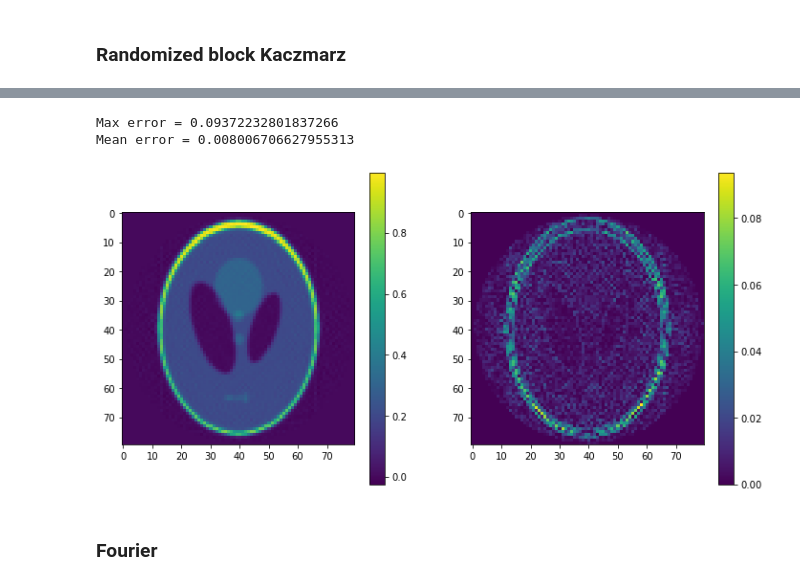
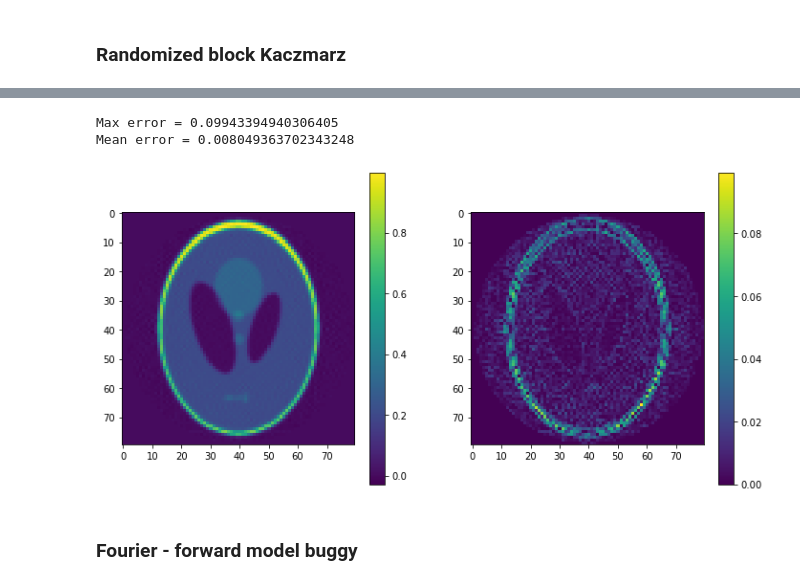
Before and after one commit to bogdantoader/simplecryoem, a Jupyter notebook: nb/SART.ipynb, the cells around one changed output, grey strips where cells are left out. Saved outputs shown, nothing was run; the diff lists cells and outputs as text; code cells hidden in the pictures.

```diff
--- a/nb/SART.ipynb
+++ b/nb/SART.ipynb
@@ -377,27 +363,27 @@ for ep in range(N_epoch):
 # %%
-rec_gmm = pts2img(x, pts, x_grid, sigma)
-rec_gmm = rec_gmm / jnp.max(rec_gmm) * jnp.max(image)
+rec_gmm_k = pts2img(x_k, pts, x_grid, sigma)
+rec_gmm_k = rec_gmm_k / jnp.max(rec_gmm_k) * jnp.max(image)
 # %%
-err_gmm = jnp.abs(rec_gmm - image)
-print(f"Max error = {jnp.max(err_gmm)}")
-print(f"Mean error = {jnp.mean(err_gmm)}")
+err_gmm_k = jnp.abs(rec_gmm_k - image)
+print(f"Max error = {jnp.max(err_gmm_k)}")
+print(f"Mean error = {jnp.mean(err_gmm_k)}")
 # %% [output]
-Max error = 0.09372232801837266
-Mean error = 0.008006706627955313
+Max error = 0.09943394940306405
+Mean error = 0.008049363702343248
 # %%
 plt.rcParams["figure.figsize"]=12,6
 
 plt.subplot(1,2,1)
-plt.imshow(rec_gmm*mask); plt.colorbar()
+plt.imshow(rec_gmm_k * mask); plt.colorbar()
 
 plt.subplot(1,2,2)
-plt.imshow(err_gmm*mask); plt.colorbar()
+plt.imshow(err_gmm_k * mask); plt.colorbar()
 
 plt.rcParams["figure.figsize"]=6,6
 # %% [output]
-[figure, old version]
+[figure, new version]
 # %% [markdown]
-### Fourier
+### Fourier - forward model buggy
 # %%
 img_f = jnp.fft.fft2(jnp.fft.ifftshift(image)) #*jnp.fft.fftshift(mask)
 #img_f = img_f.at[0,0].set(0) #
```
Also changed, not shown: parts of 16 cells of this notebook, 1 other file.
